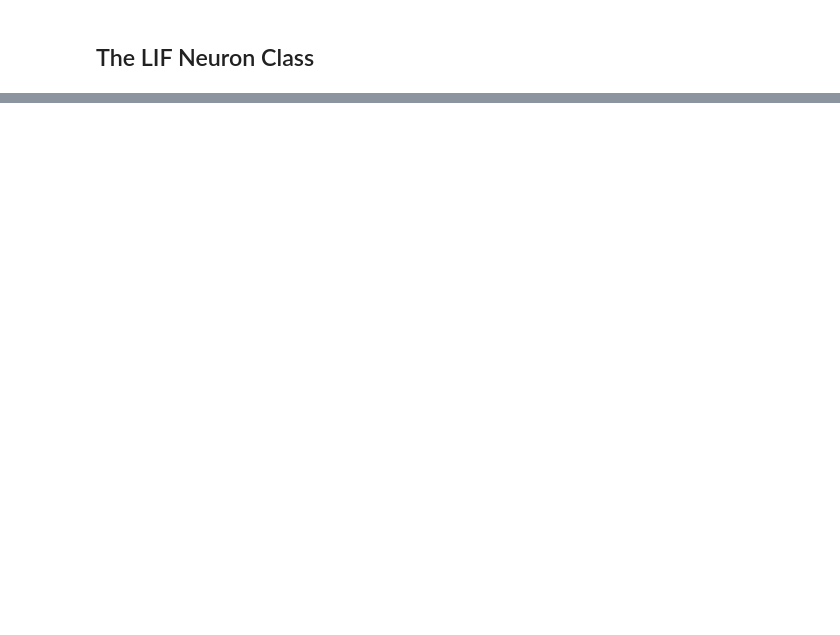
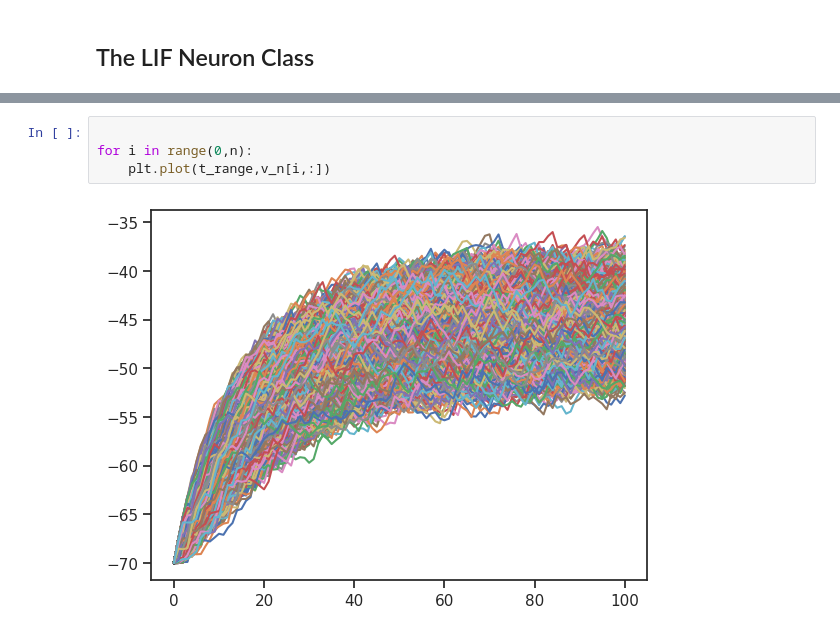
Before and after one commit to igorconsulting/neuromatch, a Jupyter notebook: experimentation.ipynb, the cells around one changed output, grey strips where cells are left out. Drawn from its saved outputs; the diff is of its cells as text; blank space fills up the shorter version.

```diff
--- a/experimentation.ipynb
+++ b/experimentation.ipynb
@@ -172,0 +282,6 @@ neuron.plot_results(current)
+# %%
+
+for i in range(0,n):
+    plt.plot(t_range,v_n[i,:])
+# %% [output]
+[figure, added]
```
Also changed, not shown: parts of 11 cells of this notebook, 1 other file.
